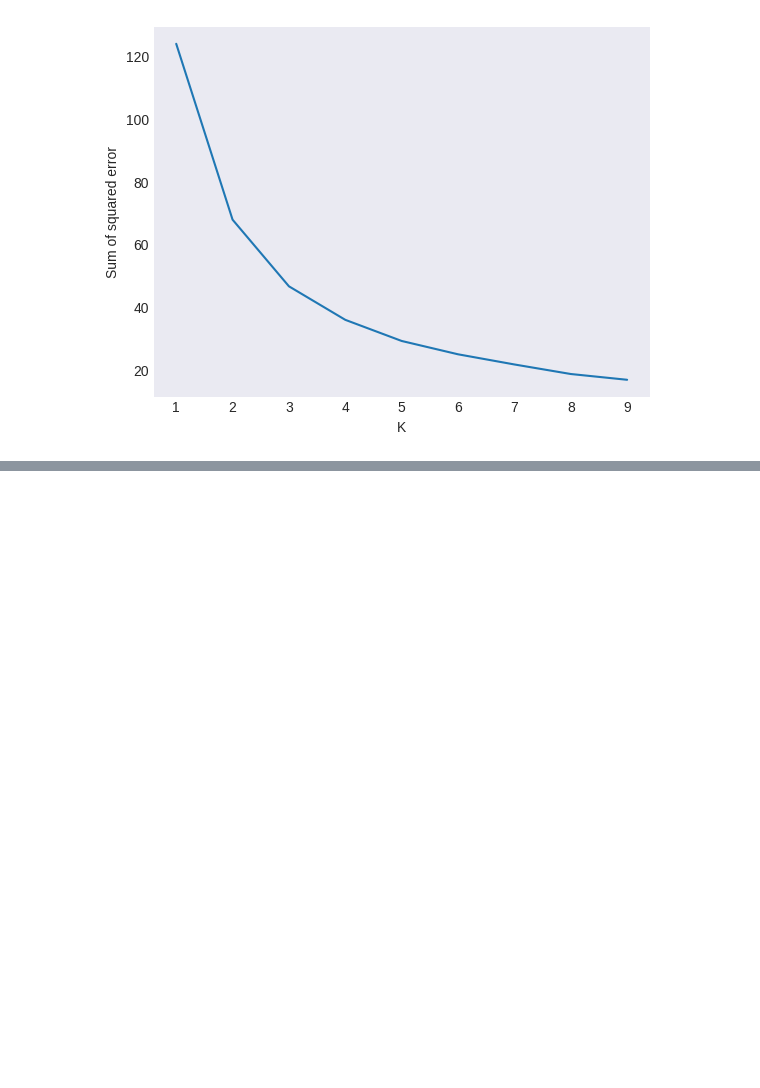
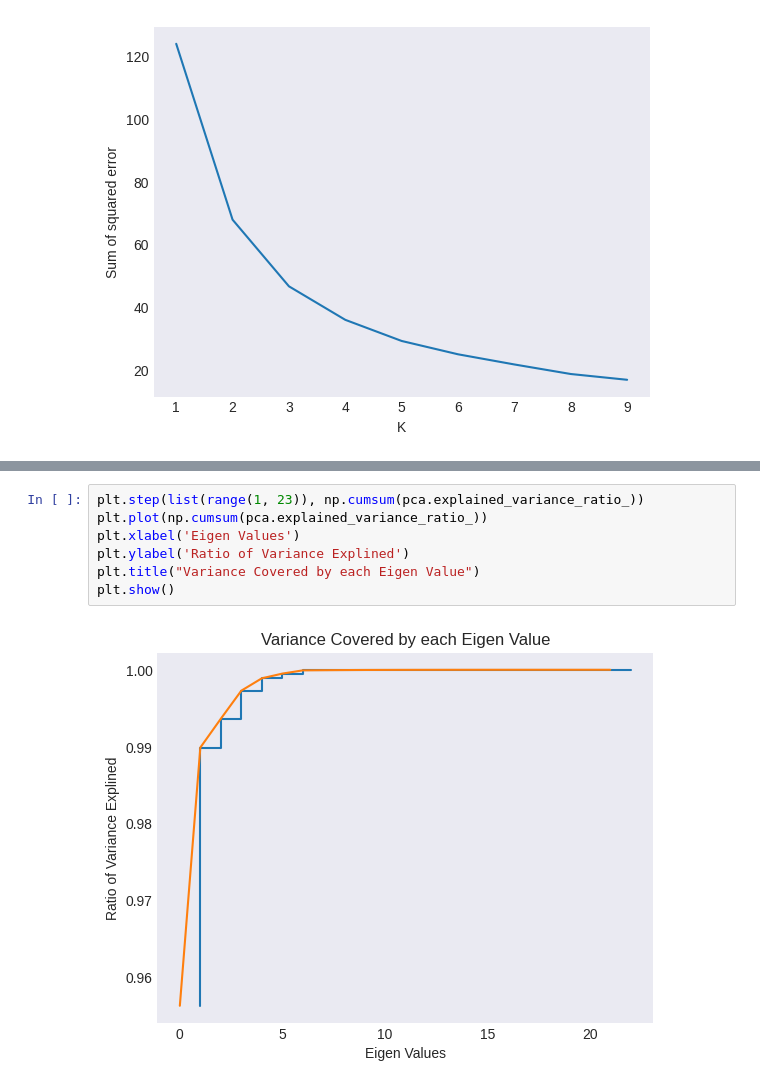
Before and after one commit to rizz045/Know-Your-Customer-Customer-Profiling-and-Segmentation, a Jupyter notebook: Customer Personality Analysis.ipynb, the cells around one changed output, grey strips where cells are left out. Cells and saved outputs as stored; diff of their text form; blank space fills up the shorter version.

```diff
--- a/Customer Personality Analysis.ipynb
+++ b/Customer Personality Analysis.ipynb
@@ -670,0 +728,9 @@ plt.plot(k_rng,sse)
+# %%
+plt.step(list(range(1, 23)), np.cumsum(pca.explained_variance_ratio_))
+plt.plot(np.cumsum(pca.explained_variance_ratio_))
+plt.xlabel('Eigen Values')
+plt.ylabel('Ratio of Variance Explined')
+plt.title("Variance Covered by each Eigen Value")
+plt.show()
+# %% [output]
+[figure, added]
```
Also changed, not shown: parts of 13 cells of this notebook.
